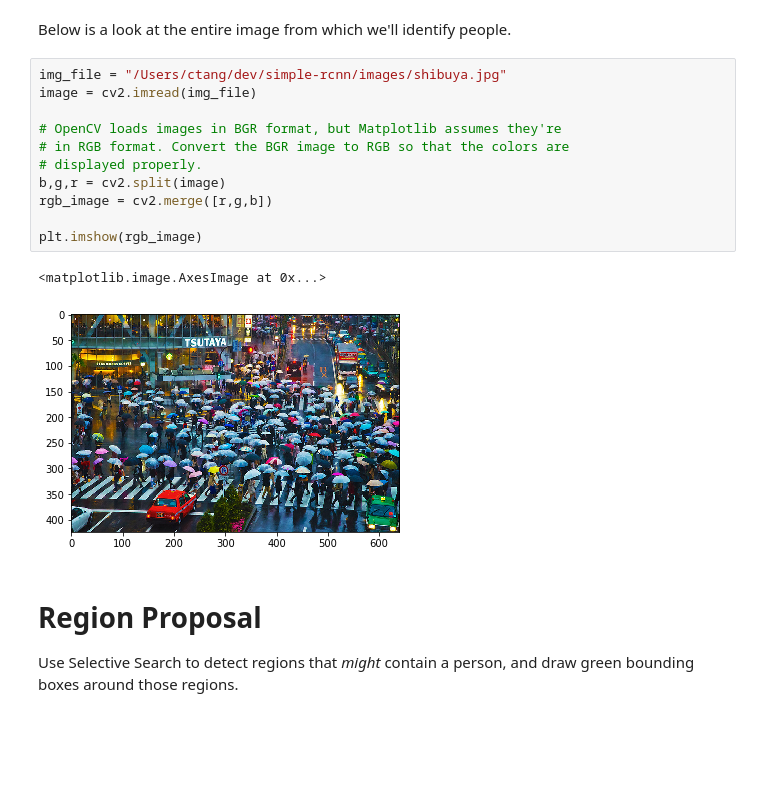
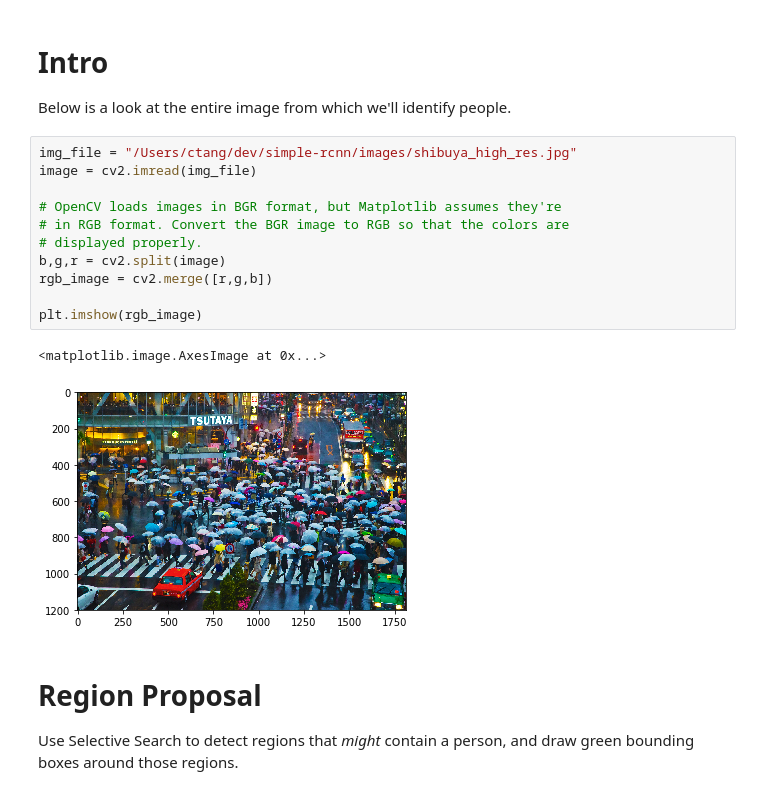
Before and after one commit to carsontang/simple-rcnn, a Jupyter notebook: simple-rcnn.ipynb, the cells around one changed output. Cells and saved outputs as stored; diff of their text form; blank space fills up the shorter version.

```diff
--- a/simple-rcnn.ipynb
+++ b/simple-rcnn.ipynb
@@ -21,19 +18,20 @@ The autoreload extension is already loaded. To reload it, use:
 # %% [markdown]
+# Intro
 Below is a look at the entire image from which we'll identify people.
 # %%
-img_file = "/Users/ctang/dev/simple-rcnn/images/shibuya.jpg"
+img_file = "/Users/ctang/dev/simple-rcnn/images/shibuya_high_res.jpg"
 image = cv2.imread(img_file)
 
 # OpenCV loads images in BGR format, but Matplotlib assumes they're
 # in RGB format. Convert the BGR image to RGB so that the colors are
 # displayed properly.
 b,g,r = cv2.split(image)
 rgb_image = cv2.merge([r,g,b])
 
 plt.imshow(rgb_image)
 # %% [output]
 <matplotlib.image.AxesImage at 0x...>
-[figure, old version]
+[figure, new version]
 # %% [markdown]
 # Region Proposal
 Use Selective Search to detect regions that *might* contain a person, and draw green bounding boxes around those regions.
```
Also changed, not shown: parts of 11 cells of this notebook.
